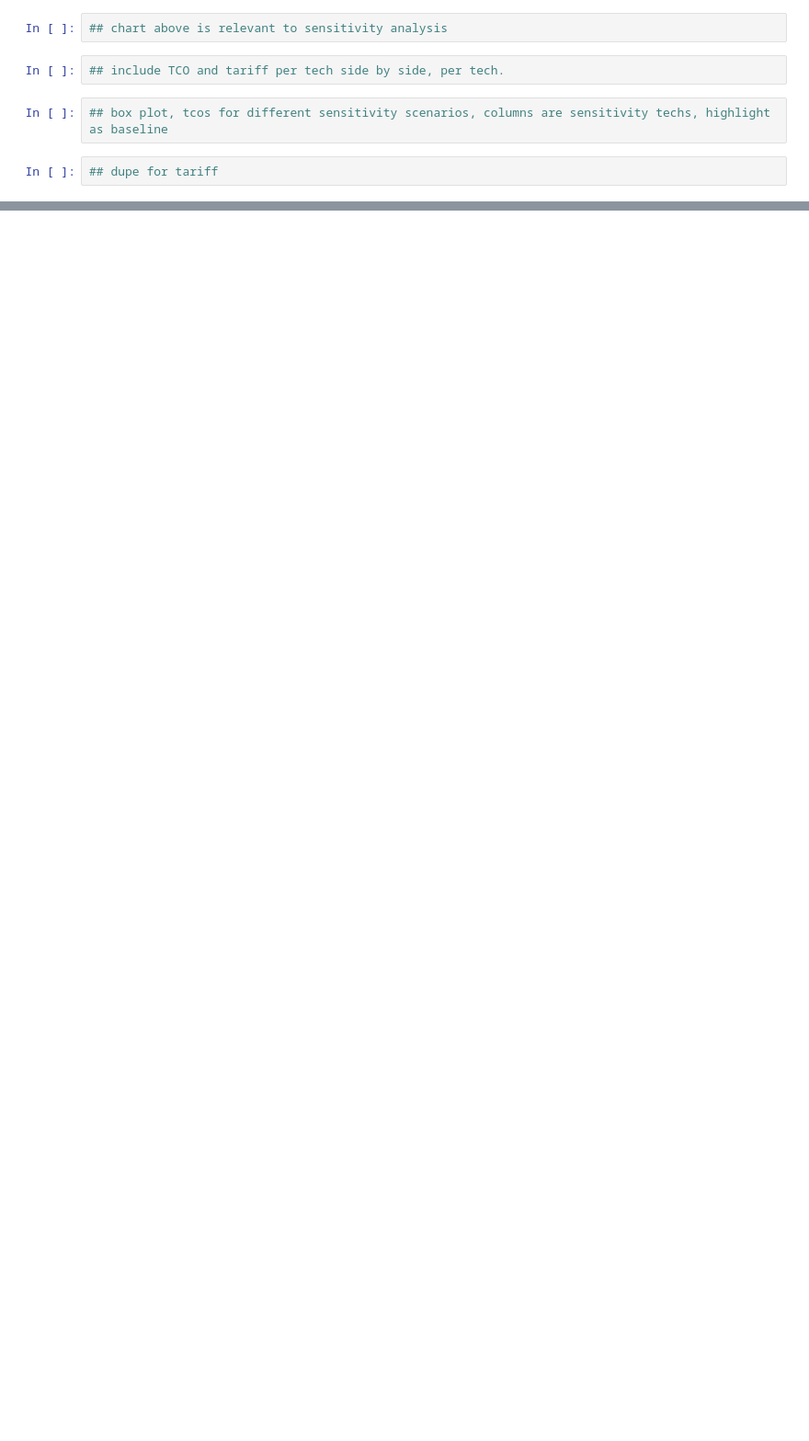
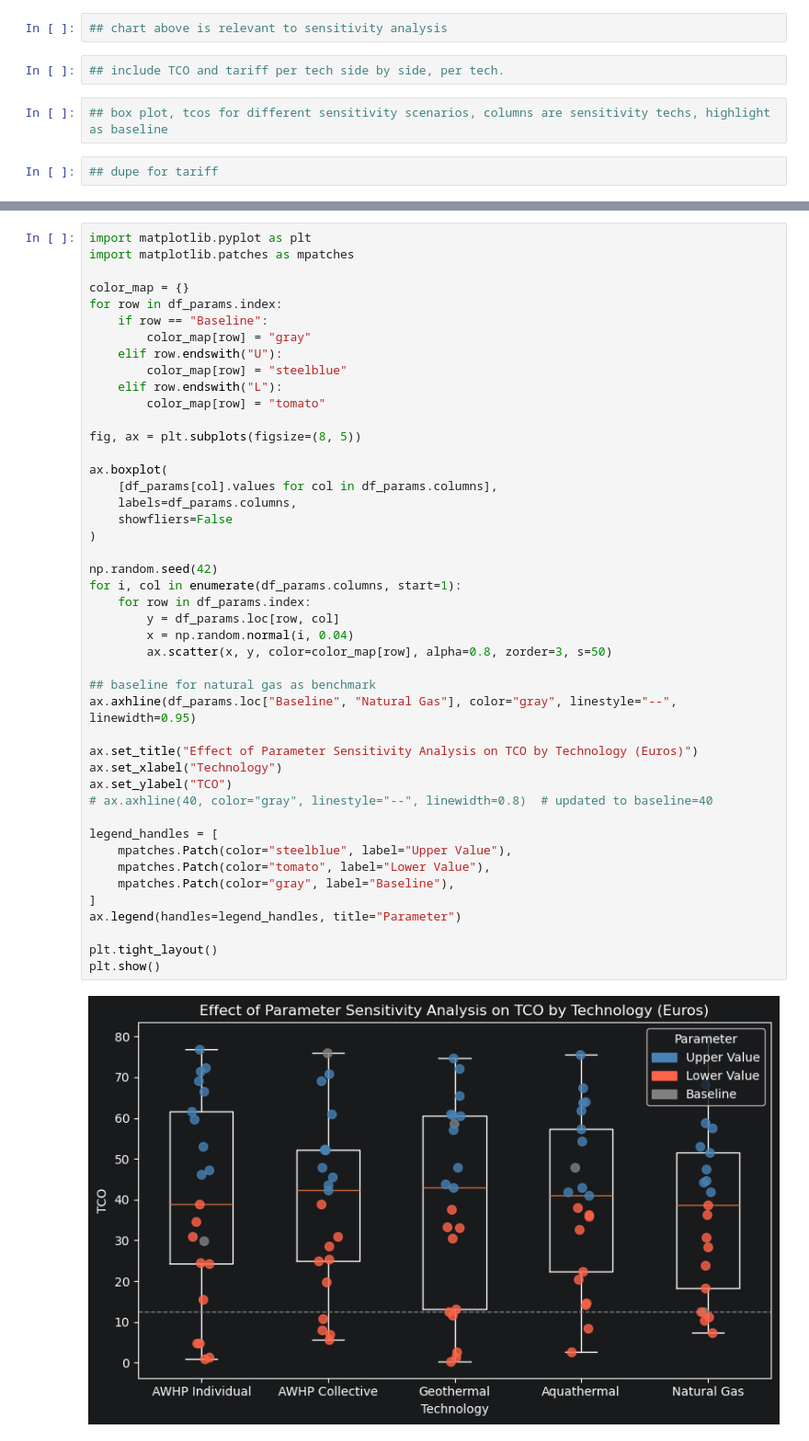
Before and after one commit to karivero/uu-consultancy, a Jupyter notebook: results.ipynb, the cells around one changed output, grey strips where cells are left out. Shown at 92% size. Saved outputs shown, nothing was run; the diff lists cells and outputs as text; blank space fills up the shorter version.

Commit message:
toy array for sensitivity and box and whisker

```diff
--- a/results.ipynb
+++ b/results.ipynb
@@ -87,0 +169,47 @@ plt.show()
+# %%
+import matplotlib.pyplot as plt
+import matplotlib.patches as mpatches
+
+color_map = {}
+for row in df_params.index:
+    if row == "Baseline":
+        color_map[row] = "gray"
+    elif row.endswith("U"):
+        color_map[row] = "steelblue"
+    elif row.endswith("L"):
+        color_map[row] = "tomato"
+
+fig, ax = plt.subplots(figsize=(8, 5))
+
+ax.boxplot(
+    [df_params[col].values for col in df_params.columns],
+    labels=df_params.columns,
+    showfliers=False
+)
+
+np.random.seed(42)
+for i, col in enumerate(df_params.columns, start=1):
+    for row in df_params.index:
+        y = df_params.loc[row, col]
+        x = np.random.normal(i, 0.04)
+        ax.scatter(x, y, color=color_map[row], alpha=0.8, zorder=3, s=50)
+
+## baseline for natural gas as benchmark
+ax.axhline(df_params.loc["Baseline", "Natural Gas"], color="gray", linestyle="--", linewidth=0.95)
+
+ax.set_title("Effect of Parameter Sensitivity Analysis on TCO by Technology (Euros)")
+ax.set_xlabel("Technology")
+ax.set_ylabel("TCO")
+# ax.axhline(40, color="gray", linestyle="--", linewidth=0.8)  # updated to baseline=40
+
+legend_handles = [
+    mpatches.Patch(color="steelblue", label="Upper Value"),
+    mpatches.Patch(color="tomato", label="Lower Value"),
+    mpatches.Patch(color="gray", label="Baseline"),
+]
+ax.legend(handles=legend_handles, title="Parameter")
+
+plt.tight_layout()
+plt.show()
+# %% [output]
+[figure, added]
```
Also changed, not shown: parts of 4 cells of this notebook.
